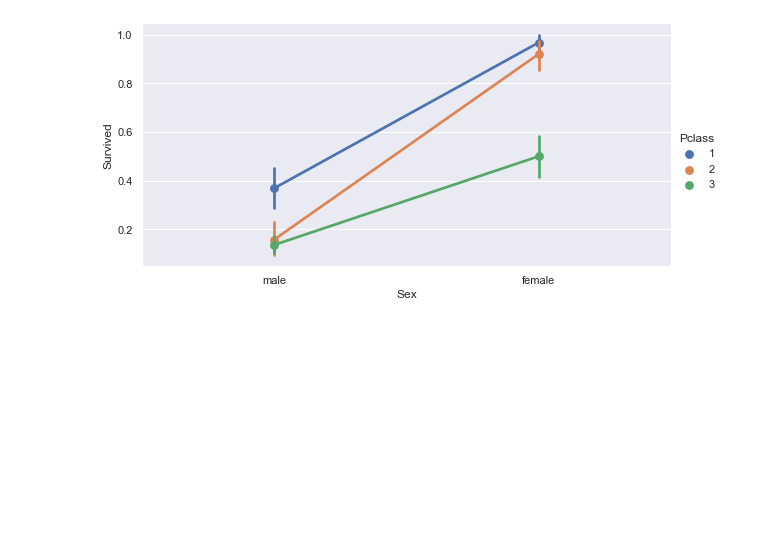
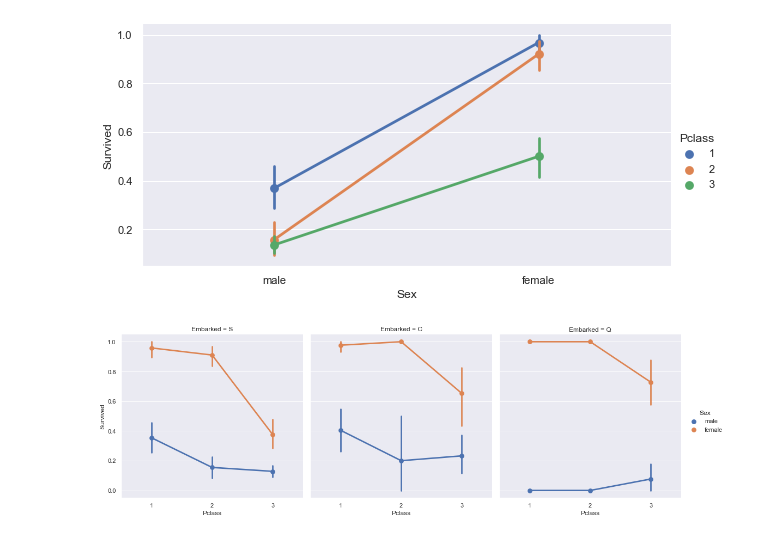
Before and after one commit to Gloriel/Kaggle, a Jupyter notebook: Titanic/Titanic_3001_ALL.ipynb, the cells around one changed output. Saved outputs shown, nothing was run; the diff lists cells and outputs as text; code cells hidden in the pictures; blank space fills up the shorter version.

```diff
--- a/Titanic/Titanic_3001_ALL.ipynb
+++ b/Titanic/Titanic_3001_ALL.ipynb
@@ -152,3 +126,8 @@ sns.factorplot('Sex', 'Survived', hue='Pclass', size=4, aspect=2, data=df)
 # %% [output]
 <seaborn.axisgrid.FacetGrid at 0x...>
 [figure]
+# %%
+# Зависимость и распределение откликов от трех предикторов. Для этого строятся параллельные графики по два в каждом
+sns.factorplot(x='Pclass', y='Survived', hue='Sex', col='Embarked', data=df);
+# %% [output]
+[figure, added]
```
Also changed, not shown: parts of 10 cells of this notebook.
